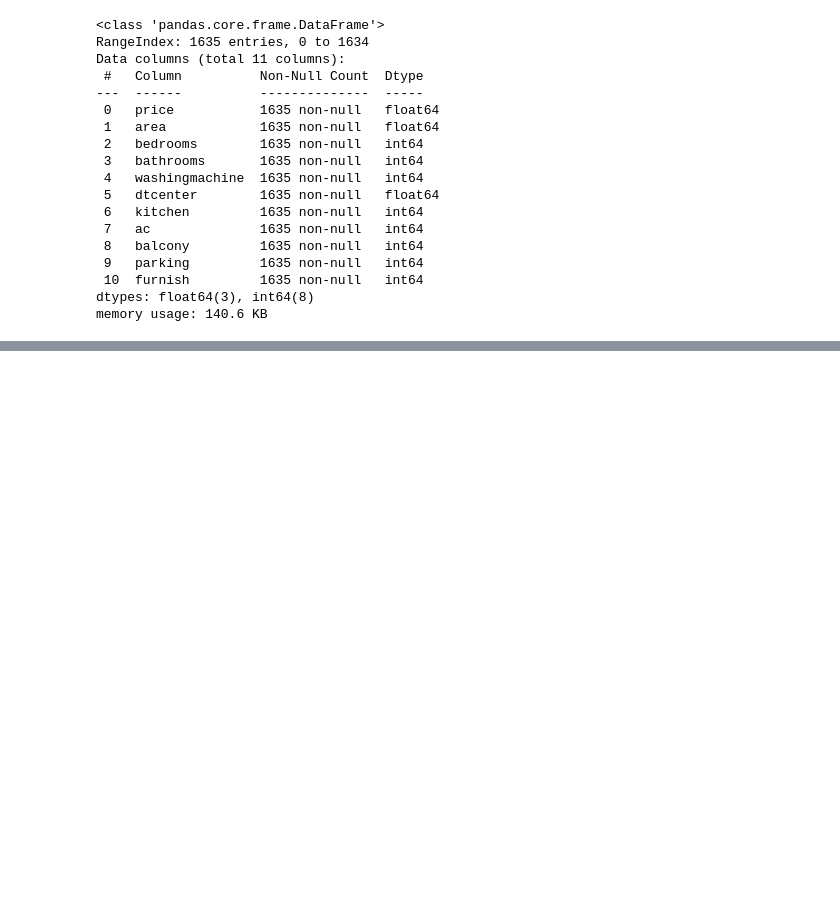
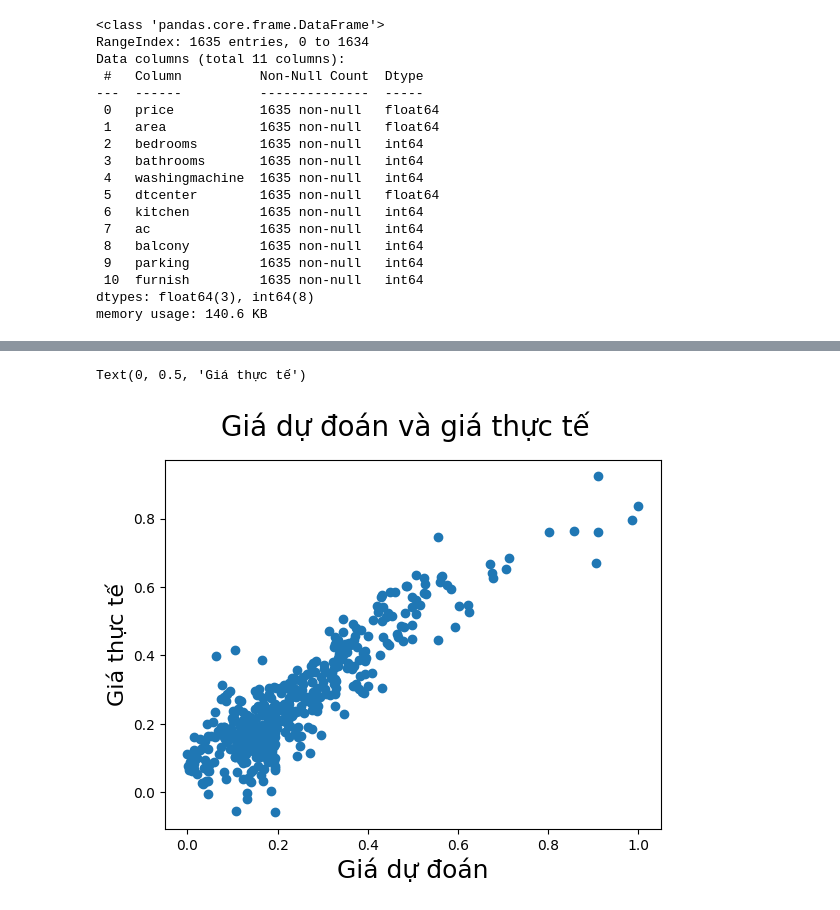
Before and after one commit to KMSBismarck1402/IT, a Jupyter notebook: python/Rental_pricing_prediction/housing.ipynb, the cells around one changed output, grey strips where cells are left out. Saved outputs shown, nothing was run; the diff lists cells and outputs as text; code cells hidden in the pictures; blank space fills up the shorter version.

```diff
--- a/python/Rental_pricing_prediction/housing.ipynb
+++ b/python/Rental_pricing_prediction/housing.ipynb
@@ -242,3 +261,13 @@ r2_score(y_test,y_pred_2)
+# %%
+# Plotting y_test and y_pred to understand the spread.
+fig = plt.figure()
+plt.scatter(y_test,y_pred_2)
+fig.suptitle('Giá dự đoán và giá thực tế', fontsize=20)              # Plot heading
+plt.xlabel('Giá dự đoán', fontsize=18)                          # X-label
+plt.ylabel('Giá thực tế', fontsize=16)                          # Y-label
+# %% [output]
+Text(0, 0.5, 'Giá thực tế')
+[figure, added]
 # %%
 # Plotting y_test and y_pred to understand the spread.
 fig = plt.figure()
```
Also changed, not shown: parts of 21 cells of this notebook, 2 other files.
